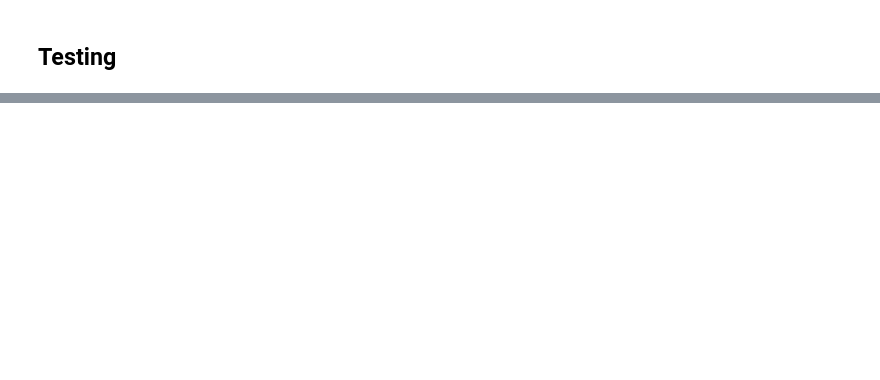
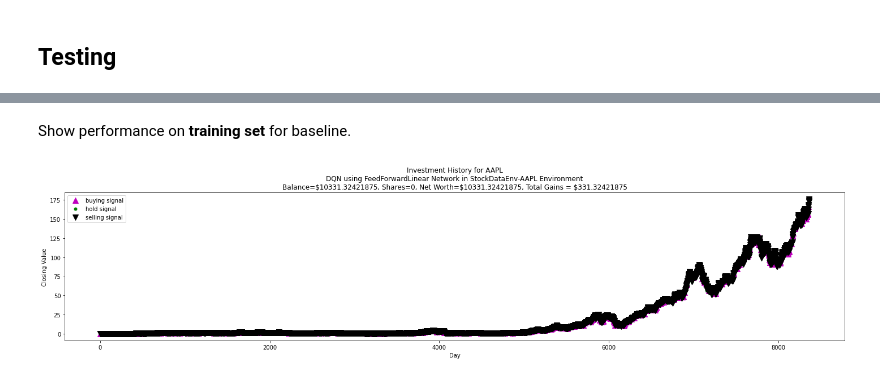
Before and after one commit to zanderman/smart-stock-rl, a Jupyter notebook: jupyter/experiments_dqn.ipynb, the cells around one changed output, grey strips where cells are left out. Cells and saved outputs as stored; diff of their text form; code cells hidden in the pictures; blank space fills up the shorter version.

```diff
--- a/jupyter/experiments_dqn.ipynb
+++ b/jupyter/experiments_dqn.ipynb
@@ -295,10 +313,11 @@ Elapsed time: 116.23513197898865 seconds
 # %% [markdown]
 ## Testing
 # %%
-def test(
+def evaluate(
     agent,
     env: gym.Env,
     ) -> ss.algorithms.deepq.dqn.StateActionTransition:
+    """Evaluate a DQN agent using the given environment."""
 
     # Get initial obseration.
     curr_state = env.reset()
@@ -355,0 +386,13 @@ plt.show()
+# %% [markdown]
+Show performance on **training set** for baseline.
+# %%
+stock_test = 'aapl'
+fig = run_evaluation(
+    agent=agent,
+    stock_name=stock_test,
+    start_balance=start_balance,
+    max_shares=max_shares,
+    start_day=start_day,
+)
+# %% [output]
+[figure, added]
```
Also changed, not shown: parts of 8 cells of this notebook.
